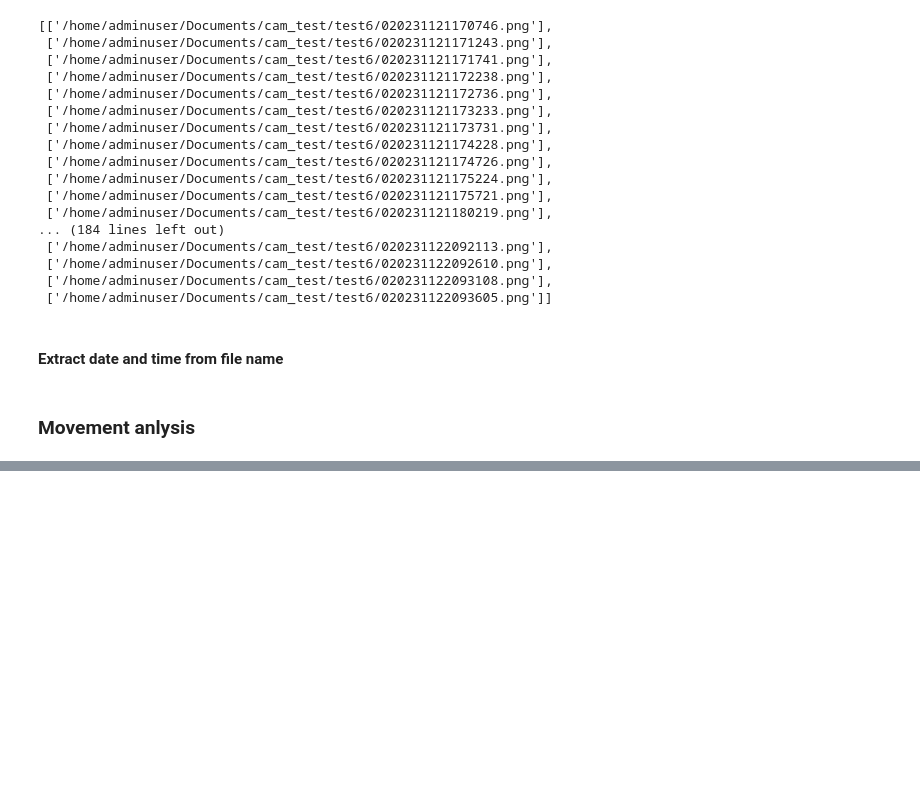
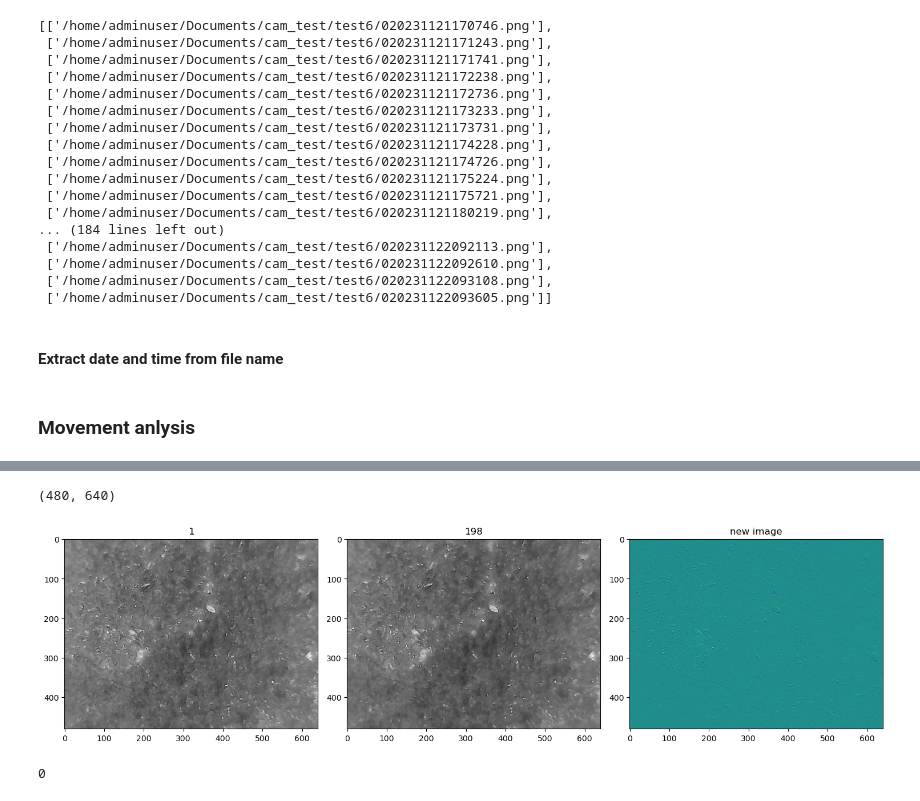
Before and after one commit to malithjkd/PBA_vision, a Jupyter notebook: data_processing/image_motion.ipynb, the cells around one changed output, grey strips where cells are left out. Cells and saved outputs as stored; diff of their text form; code cells hidden in the pictures; blank space fills up the shorter version.

```diff
--- a/data_processing/image_motion.ipynb
+++ b/data_processing/image_motion.ipynb
@@ -273,0 +186,6 @@ plt.show()
+# %%
+image_dif_color(1,198)
+# %% [output]
+(480, 640)
+[figure, added]
+0
```
Also changed, not shown: parts of 11 cells of this notebook.
